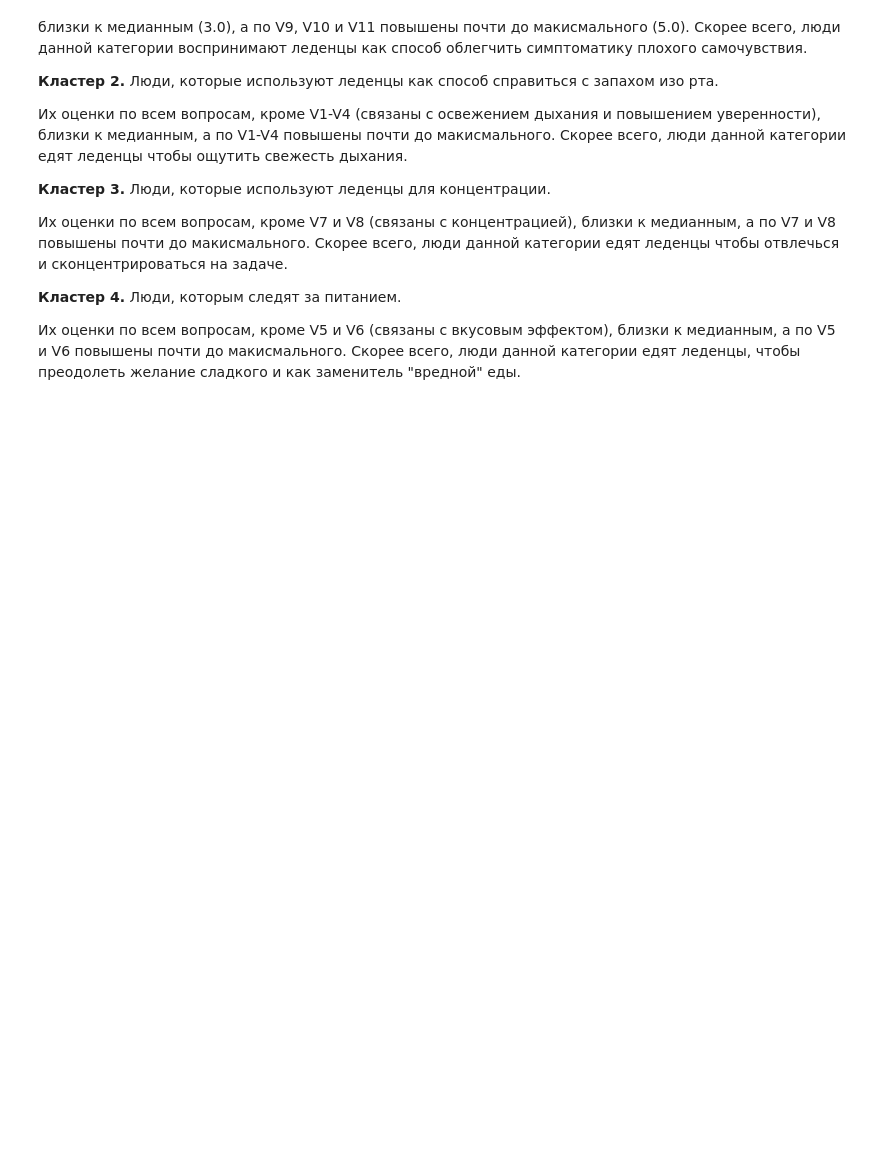
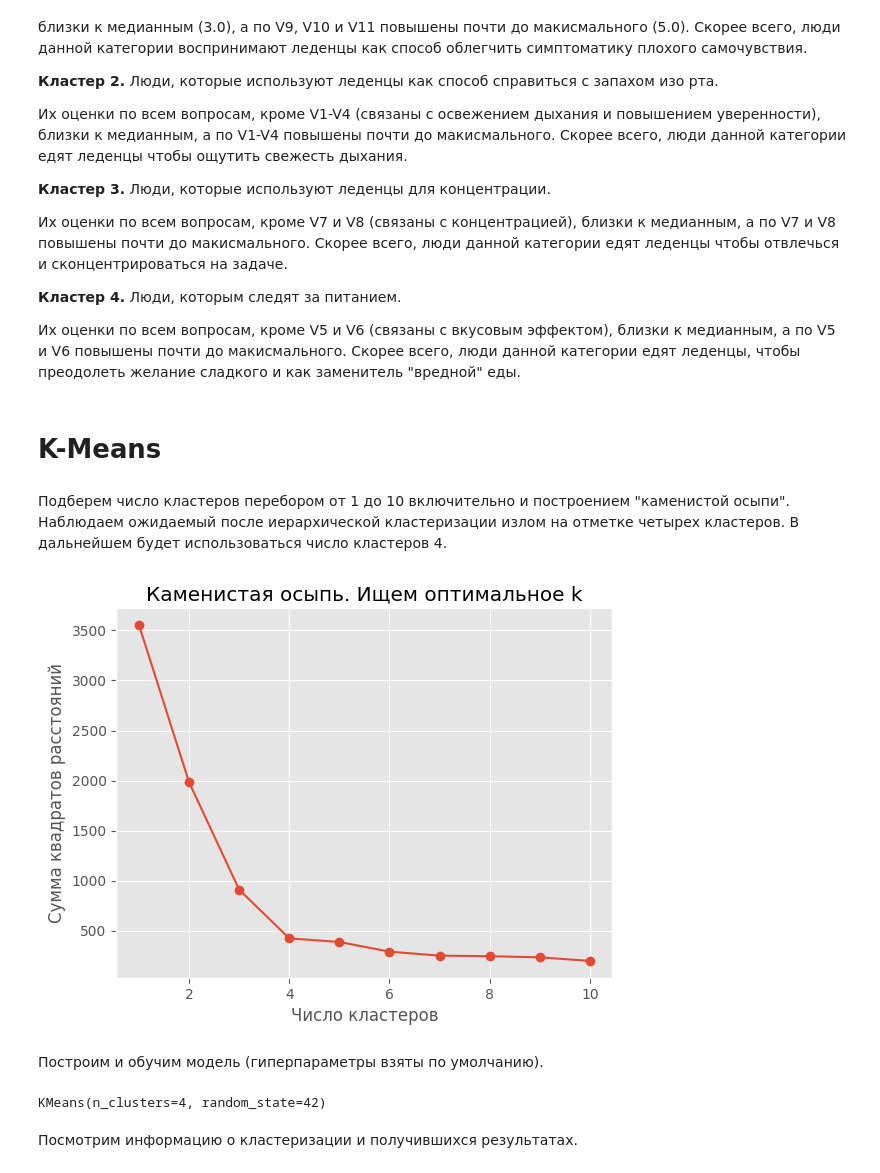
Before and after one commit to Olga225/ITMO_Data_Analysis, a Jupyter notebook: Task1_Lollipops.ipynb, the cells around one changed output. Drawn from its saved outputs; the diff is of its cells as text; code cells hidden in the pictures; blank space fills up the shorter version.

```diff
--- a/Task1_Lollipops.ipynb
+++ b/Task1_Lollipops.ipynb
@@ -163,3 +175,31 @@ df.groupby('cluster').mean()
 **Кластер 4.** Люди, которым следят за питанием.
 
 Их оценки по всем вопросам, кроме V5 и V6 (связаны с вкусовым эффектом), близки к медианным, а по V5 и V6 повышены почти до макисмального. Скорее всего, люди данной категории едят леденцы, чтобы преодолеть желание сладкого и как заменитель "вредной" еды.
+# %% [markdown]
+# K-Means
+# %% [markdown]
+Подберем число кластеров перебором от 1 до 10 включительно и построением "каменистой осыпи". Наблюдаем ожидаемый после иерархической кластеризации излом на отметке четырех кластеров. В дальнейшем будет использоваться число кластеров 4.
+# %%
+K = range(1, 11)
+
+# Вычисляем значения критерия качества для разного числа кластеров
+models = [KMeans(n_clusters=k, random_state=42).fit(df) for k in K]
+dist = [model.inertia_ for model in models]
+
+# Строим график каменистая осыпь
+plt.plot(K, dist, marker='o')
+plt.xlabel('Число кластеров')
+plt.ylabel('Сумма квадратов расстояний')
+plt.title('Каменистая осыпь. Ищем оптимальное k')
+plt.show()
+# %% [output]
+[figure, added]
+# %% [markdown]
+Построим и обучим модель (гиперпараметры взяты по умолчанию).
+# %%
+model = KMeans(n_clusters=4, random_state=42, max_iter=300, init = 'k-means++', n_init='auto')
+model.fit(df)
+# %% [output]
+KMeans(n_clusters=4, random_state=42)
+# %% [markdown]
+Посмотрим информацию о кластеризации и получившихся результатах.
```
Also changed, not shown: parts of 7 cells of this notebook.
